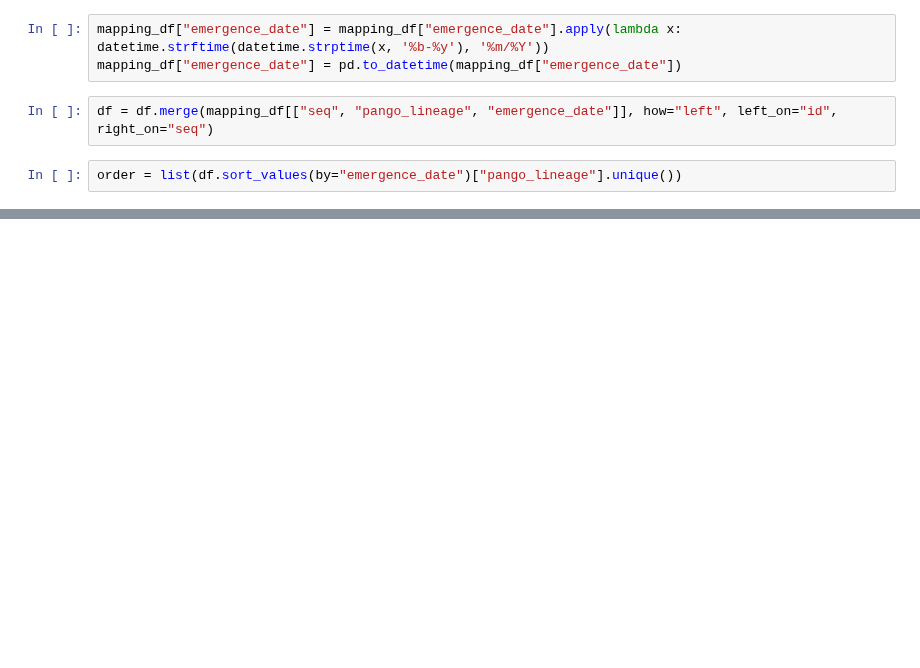
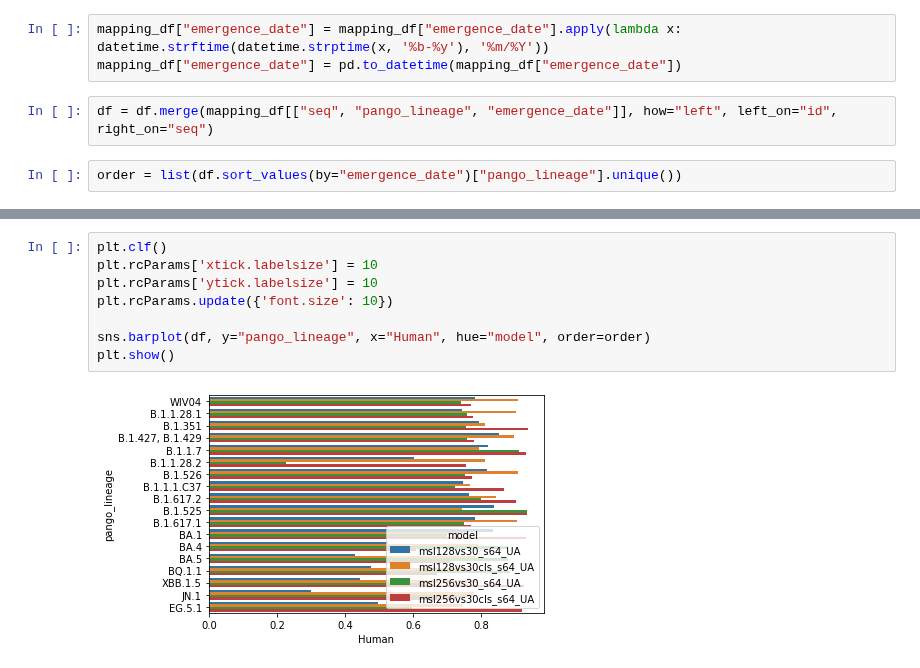
Before and after one commit to NSF-COMPASS-Center/HAVEN, a Jupyter notebook: src/jupyter_notebooks/results-analysis/coronaviridae/sarscov2_s_prot_variants_prediction_uniprot.ipynb, the cells around one changed output, grey strips where cells are left out. Drawn from its saved outputs; the diff is of its cells as text; blank space fills up the shorter version.

```diff
--- a/src/jupyter_notebooks/results-analysis/coronaviridae/sarscov2_s_prot_variants_prediction_uniprot.ipynb
+++ b/src/jupyter_notebooks/results-analysis/coronaviridae/sarscov2_s_prot_variants_prediction_uniprot.ipynb
@@ -168,0 +207,10 @@ plt.show()
+# %%
+plt.clf()
+plt.rcParams['xtick.labelsize'] = 10
+plt.rcParams['ytick.labelsize'] = 10
+plt.rcParams.update({'font.size': 10})
+
+sns.barplot(df, y="pango_lineage", x="Human", hue="model", order=order)
+plt.show()
+# %% [output]
+[figure, added]
```
Also changed, not shown: parts of 7 cells of this notebook, 2 other files.
